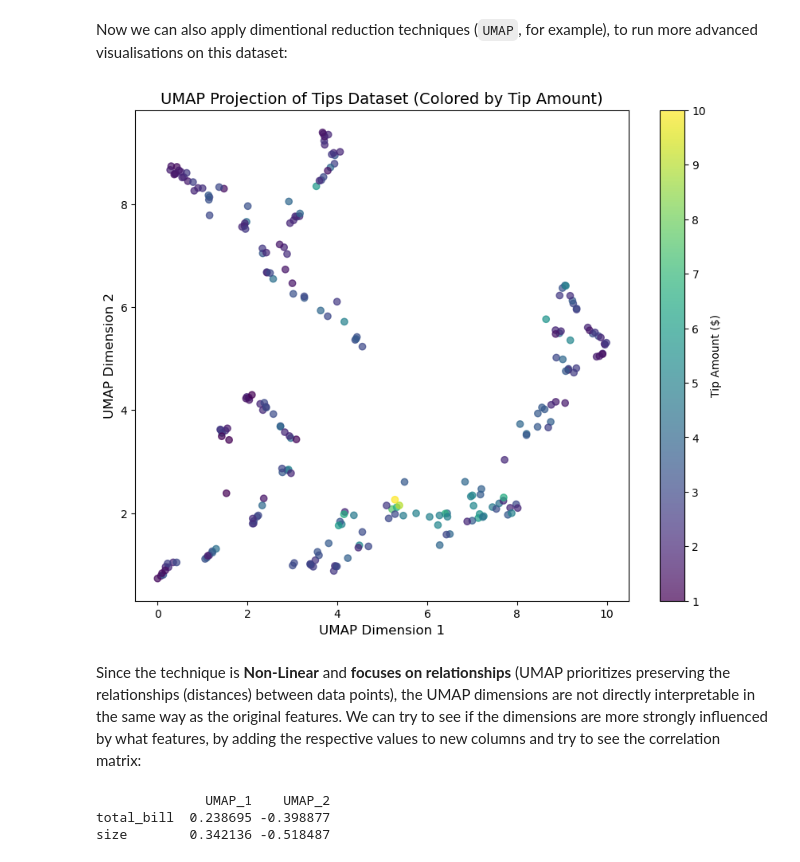
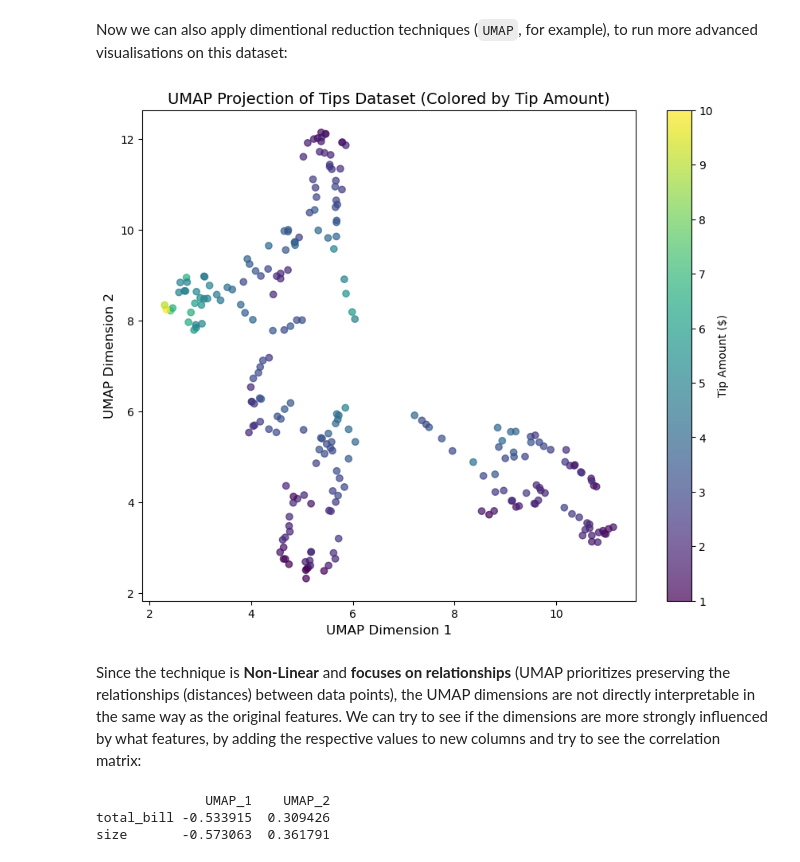
Before and after one commit to H0wl3r2001/EDA_FeatureEngineering, a Jupyter notebook: Full_EDA_FeatureEngineering/tipsDataset_EDA.ipynb, the cells around one changed output. Drawn from its saved outputs; the diff is of its cells as text; code cells hidden in the pictures.

```diff
--- a/Full_EDA_FeatureEngineering/tipsDataset_EDA.ipynb
+++ b/Full_EDA_FeatureEngineering/tipsDataset_EDA.ipynb
@@ -228,22 +228,22 @@ Now we can also apply dimentional reduction techniques (`UMAP`, for example), to
 # %%
 # UMAP for dimensionality reduction
 reducer = umap.UMAP(random_state=42)  # Initialize UMAP reducer with a random seed for reproducibility
-embedding = reducer.fit_transform(X_scaled)  # Reduce the data to 2D
+embedding = reducer.fit_transform(X)  # Reduce the data to 2D
 
 # Create the scatter plot
 plt.figure(figsize=(10, 8))
 scatter = plt.scatter(embedding[:, 0], embedding[:, 1], c=tips_encoded['tip'], cmap='viridis', alpha=0.7)
 plt.colorbar(scatter, label='Tip Amount ($)')  # Add a colorbar with a label
 
 # Add labels and title
 plt.title('UMAP Projection of Tips Dataset (Colored by Tip Amount)', fontsize=14)
 plt.xlabel('UMAP Dimension 1', fontsize=12)
 plt.ylabel('UMAP Dimension 2', fontsize=12)
 
 # Show the plot
 plt.show()
 # %% [output]
-[figure, old version]
+[figure, new version]
 # %% [markdown]
 Since the technique is **Non-Linear** and **focuses on relationships** (UMAP prioritizes preserving the relationships (distances) between data points), the UMAP dimensions are not directly interpretable in the same way as the original features. We can try to see if the dimensions are more strongly influenced by what features, by adding the respective values to new columns and try to see the correlation matrix:
 # %%
@@ -261,5 +261,5 @@ correlation_matrix = combined_df.corr()
 print(correlation_matrix[['UMAP_1', 'UMAP_2']].drop(['UMAP_1', 'UMAP_2']))
 # %% [output]
               UMAP_1    UMAP_2
-total_bill  0.238695 -0.398877
-size        0.342136 -0.518487
+total_bill -0.533915  0.309426
+size       -0.573063  0.361791
```
Also changed, not shown: parts of 1 cell of this notebook.
